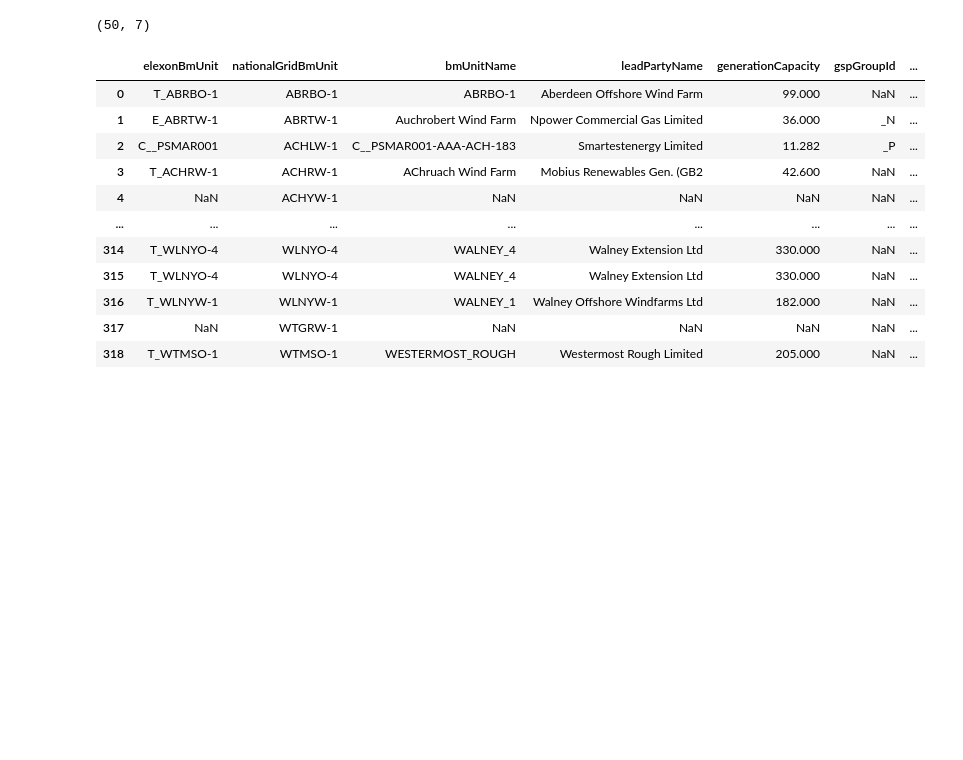
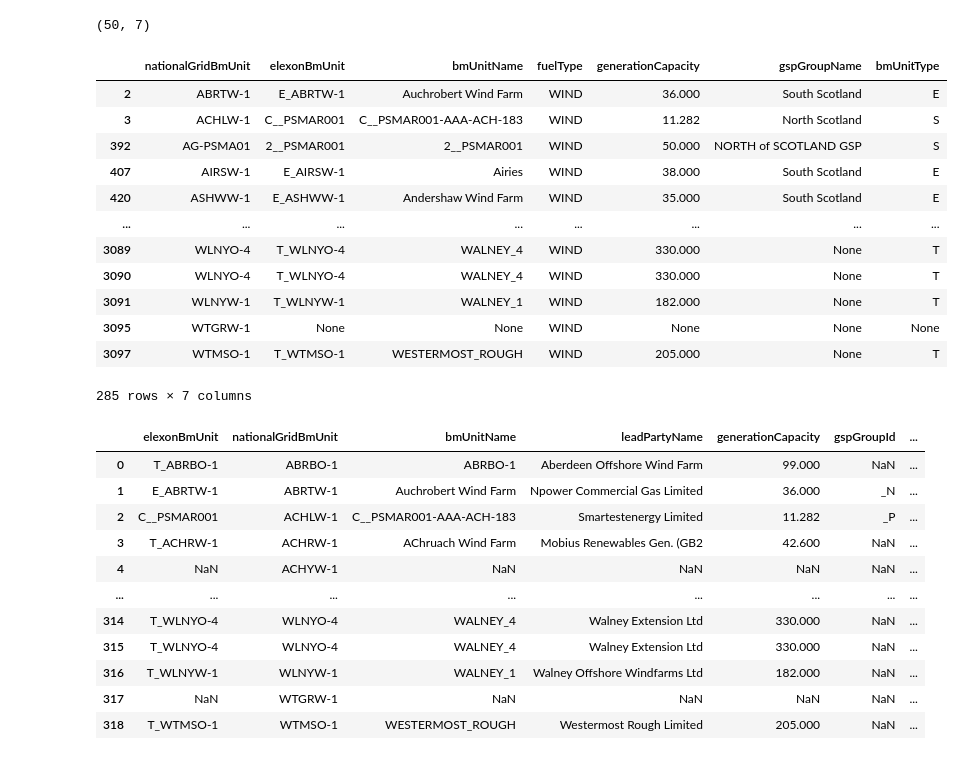
Before and after one commit to duka-e/Wind_curtailment_data, a Jupyter notebook: pulling_BMU_units.ipynb, the cells around one changed output. Saved outputs shown, nothing was run; the diff lists cells and outputs as text; code cells hidden in the pictures; blank space fills up the shorter version.

Commit message:
new list of BMU IDs

```diff
--- a/pulling_BMU_units.ipynb
+++ b/pulling_BMU_units.ipynb
@@ -175,4 +175,18 @@ s_wind.shape
 # %%
 winds = [s_wind, no_loc_wind]
 bmu_list = pd.concat(winds)
-full_bmu_excel = result.to_excel("wind_bmu_v2.xlsx")
+bmu_list
+# %% [output]
+|  | nationalGridBmUnit | elexonBmUnit | bmUnitName | fuelType | generationCapacity | gspGroupName | bmUnitType |
+| 2 | ABRTW-1 | E_ABRTW-1 | Auchrobert Wind Farm | WIND | 36.000 | South Scotland | E |
+| 3 | ACHLW-1 | C__PSMAR001 | C__PSMAR001-AAA-ACH-183 | WIND | 11.282 | North Scotland | S |
+| 392 | AG-PSMA01 | 2__PSMAR001 | 2__PSMAR001 | WIND | 50.000 | NORTH of SCOTLAND GSP | S |
+| 407 | AIRSW-1 | E_AIRSW-1 | Airies | WIND | 38.000 | South Scotland | E |
+| 420 | ASHWW-1 | E_ASHWW-1 | Andershaw Wind Farm | WIND | 35.000 | South Scotland | E |
+| ... | ... | ... | ... | ... | ... | ... | ... |
+| 3089 | WLNYO-4 | T_WLNYO-4 | WALNEY_4 | WIND | 330.000 | None | T |
+| 3090 | WLNYO-4 | T_WLNYO-4 | WALNEY_4 | WIND | 330.000 | None | T |
+| 3091 | WLNYW-1 | T_WLNYW-1 | WALNEY_1 | WIND | 182.000 | None | T |
+| 3095 | WTGRW-1 | None | None | WIND | None | None | None |
+| 3097 | WTMSO-1 | T_WTMSO-1 | WESTERMOST_ROUGH | WIND | 205.000 | None | T |
+285 rows × 7 columns
```
Also changed, not shown: parts of 1 cell of this notebook, 1 other file.
